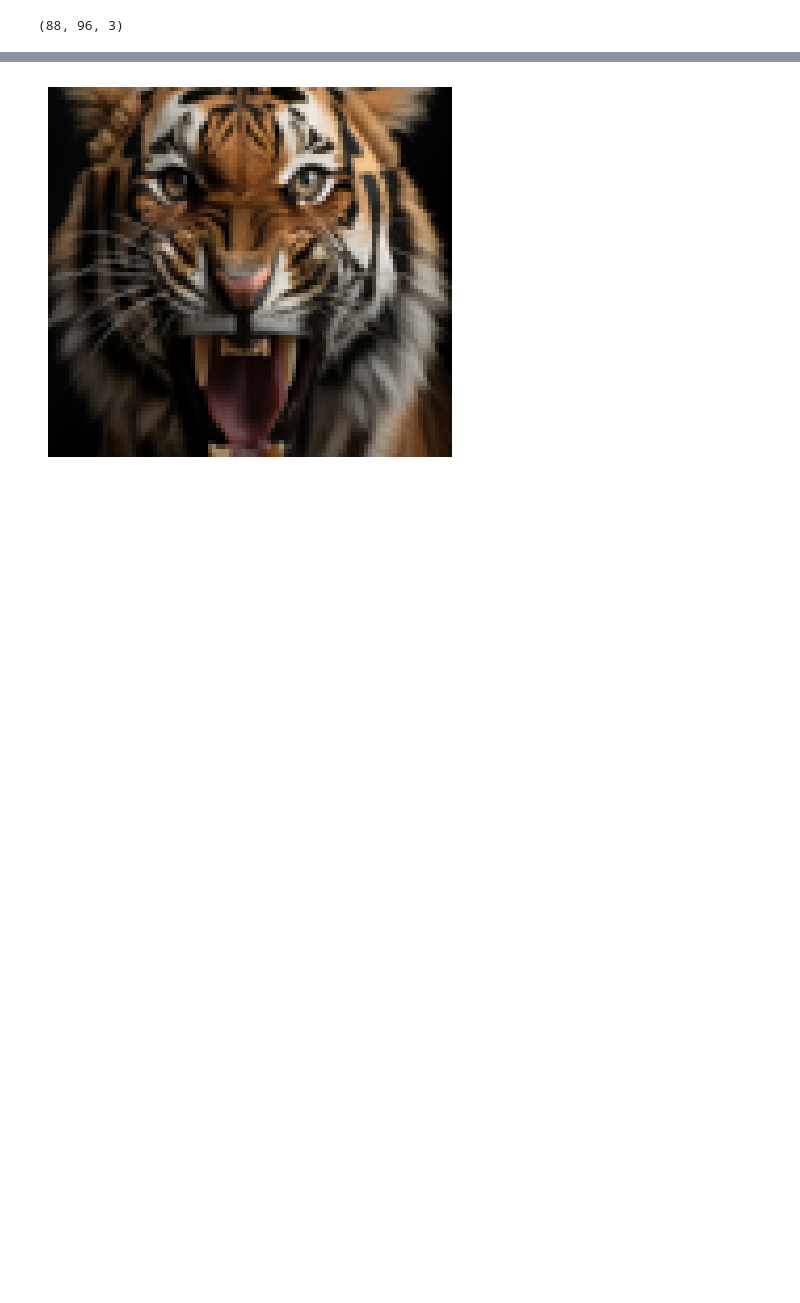
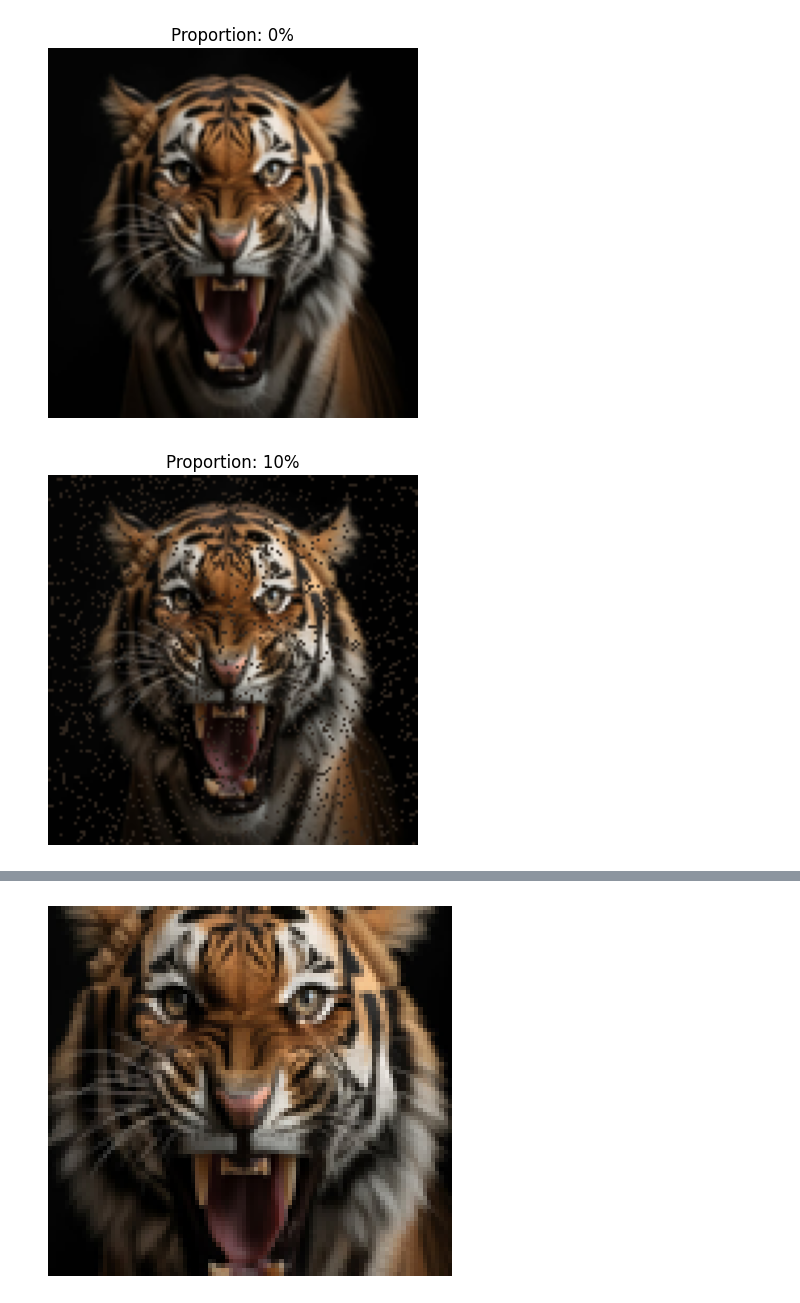
Before and after one commit to sam-laing/xai_seminar, a Jupyter notebook: pixels.ipynb, the cells around one changed output, grey strips where cells are left out. Cells and saved outputs as stored; diff of their text form; code cells hidden in the pictures; blank space fills up the shorter version.

```diff
--- a/pixels.ipynb
+++ b/pixels.ipynb
@@ -2,7 +2,7 @@
 from PIL import Image
 import numpy as np
 
-def read_png_to_array(file_path, size=(64, 64)):
+def read_png_to_array(file_path, size=(45, 45)):
     # Open the image file
     img = Image.open(file_path)
     # Resize the image
@@ -12,7 +12,7 @@ def read_png_to_array(file_path, size=(64, 64)):
     return img_array
 
 # Usage
-file_path = '/home/slaing/ML/2nd_year/sem2/xai/tiger.png'
+file_path = '/home/slaing/ML/2nd_year/sem2/xai/xai_seminar/tiger.png'
 img_array = read_png_to_array(file_path)
 print(img_array.shape)
 # %% [output]
@@ -44,4 +20,41 @@ img_array_bulk = img_array_cpy[20:128-20,16:128-16, :]
-# %%
-img_array_bulk.shape
-# %% [output]
-(88, 96, 3)
+# %%
+file_path = '/home/slaing/ML/2nd_year/sem2/xai/xai_seminar/'
+img_array = read_png_to_array(file_path + "tiger.png", size=((224,224)))
+# %%
+import numpy as np
+import matplotlib.pyplot as plt
+
+# Calculate the mean of each channel in the image
+mean_values = img_array.mean(axis=(0, 1))
+
+# Define the proportions
+proportions = [0, 0.1, 0.3, 0.5, 0.7, 0.9]
+
+# Generate a fixed sequence of random indices
+w, h, c = img_array.shape
+random_indices = np.random.permutation(w * h)
+file_path = '/home/slaing/ML/2nd_year/sem2/xai/xai_seminar/'
+# Loop over the proportions
+for proportion in proportions:
+    # Make a copy of the image array
+    img_array_cpy = img_array.copy()
+
+    # Calculate the number of pixels to replace
+    num_pixels_to_replace = int(proportion * w * h)
+
+    # Select pixels to replace
+    pixels_to_replace = np.unravel_index(random_indices[:num_pixels_to_replace], (w, h))
+
+    # Replace the selected pixels with the mean
+    img_array_cpy[pixels_to_replace] = mean_values
+
+    # Plot the modified image
+    plt.figure()
+    plt.imshow(img_array_cpy)
+    plt.title(f'Proportion: {int(100*proportion)}%')
+    plt.axis('off')
+    #plt.savefig(file_path + f'tiger{proportion}.png')
+    plt.show()
+# %% [output]
+[figure, added]
+[figure, added]
```
Also changed, not shown: parts of 10 cells of this notebook, 18 other files.
